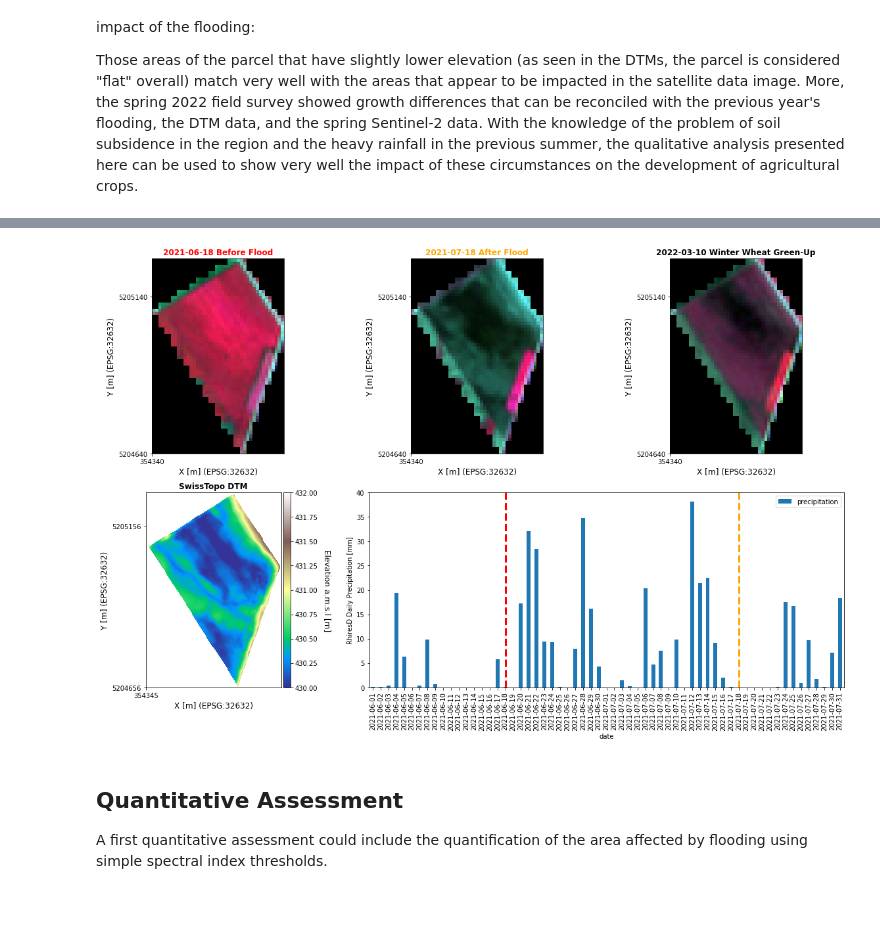
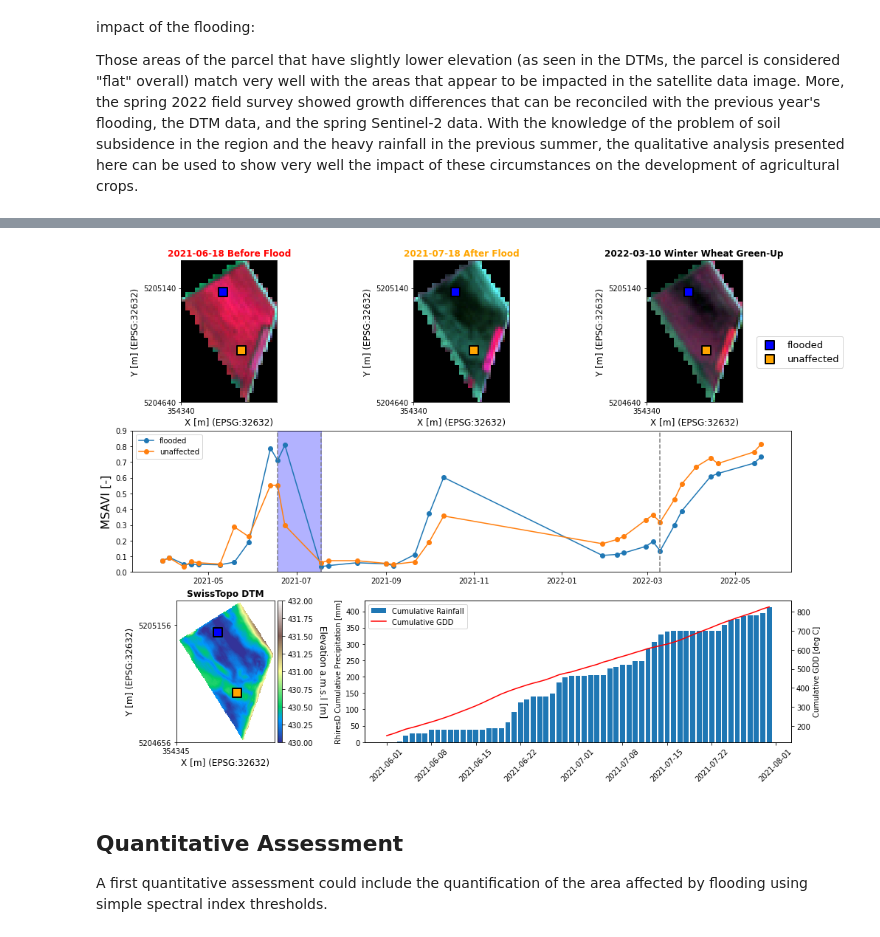
Before and after one commit to EOA-team/eodal_notebooks, a Jupyter notebook: notebooks/Sentinel-2/sentinel2_crop_growing_conditions.ipynb, the cells around one changed output, grey strips where cells are left out. Saved outputs shown, nothing was run; the diff lists cells and outputs as text; code cells hidden in the pictures; blank space fills up the shorter version.

```diff
--- a/notebooks/Sentinel-2/sentinel2_crop_growing_conditions.ipynb
+++ b/notebooks/Sentinel-2/sentinel2_crop_growing_conditions.ipynb
@@ -365,0 +451,6 @@ Clearly, the false-color infra-red composite as well as the MSAVI values show le
+# %%
+res_complete = extract_s2_data(
+    parcel=parcel,
+    date_start=date(2021,3,1),
+    date_end=date(2022,6,10)
+)
@@ -447,0 +614,12 @@ def get_dem_tiles(
+# %%
+# plot DTM and pixels on it
+fig_dtm = plt.figure(figsize=(10,8))
+ax = fig_dtm.add_subplot(111)
+_ = dtm['B1'].plot(colormap='terrain', colorbar_label='Elevation a.m.s.l [m]', vmin=430, vmax=432, ax=ax)
+
+flooded_pix = pixels[pixels.name == 'flooded'].geometry
+unaffected_pix = pixels[pixels.name == 'unaffected'].geometry
+ax.scatter(flooded_pix.x, flooded_pix.y, color='blue', label='flooded', s=150, marker='s', linewidths=2, edgecolor='black')
+ax.scatter(unaffected_pix.x, unaffected_pix.y, color='orange', label='unaffected', s=150, marker='s', linewidths=2, edgecolor='black')
+ax.legend()
+ax.set_title('Digital Elevation Model (SwissTop)')
@@ -452,43 +647,66 @@ The Sentinel-2 data, the DTM, and the meteo data together can now help to qualit
 
 Those areas of the parcel that have slightly lower elevation (as seen in the DTMs, the parcel is considered "flat" overall) match very well with the areas that appear to be impacted in the satellite data image. More, the spring 2022 field survey showed growth differences that can be reconciled with the previous year's flooding, the DTM data, and the spring Sentinel-2 data. With the knowledge of the problem of soil subsidence in the region and the heavy rainfall in the previous summer, the qualitative analysis presented here can be used to show very well the impact of these circumstances on the development of agricultural crops.
 # %%
-# download tiles from SwissTopo (using STAC)
-base_url = 'https://data.geo.admin.ch/api/stac/v0.9/collections/ch.swisstopo.swissalti3d/'
-dtm = get_dem_tiles(
-        polygon_feature=parcel,
-        base_url=base_url
-)
-# re-project into UTM Zone 32 N to match the CRS of the Sentinel-2 data
-dtm.reproject(target_crs=32632, inplace=True)
-
 # open figure for plotting
-fig = plt.figure(figsize=(20,12))
-gs = fig.add_gridspec(ncols=3, nrows=2)
+fig = plt.figure(figsize=(16,12))
+gs = fig.add_gridspec(ncols=3, nrows=3)
 ax1 = fig.add_subplot(gs[0, 0])
 ax2 = fig.add_subplot(gs[0, 1])
 ax3 = fig.add_subplot(gs[0, 2])
-ax4 = fig.add_subplot(gs[1, 0])
-ax5 = fig.add_subplot(gs[1, 1:])
+ax4 = fig.add_subplot(gs[1, :])
+ax5 = fig.add_subplot(gs[2, 0])
+ax6 = fig.add_subplot(gs[2, 1:])
 
+# S2 before flood
 res_s21['feature_scenes'][date(2021,6,18)].plot_multiple_bands(['nir_1', 'red', 'green'], ax=ax1)
 ax1_title = ax1.set_title('2021-06-18 Before Flood')
+ax1.scatter(flooded_pix.x, flooded_pix.y, color='blue', label='flooded', s=150, marker='s', linewidths=2, edgecolor='black')
+ax1.scatter(unaffected_pix.x, unaffected_pix.y, color='orange', label='unaffected', s=150, marker='s', linewidths=2, edgecolor='black')
 plt.setp(ax1_title, color='red', fontweight='bold')
+
+# S2 after flood
 res_s21['feature_scenes'][date(2021,7,18)].plot_multiple_bands(['nir_1', 'red', 'green'], ax=ax2)
 ax2_title = ax2.set_title('2021-07-18 After Flood')
+ax2.scatter(flooded_pix.x, flooded_pix.y, color='blue', label='flooded', s=150, marker='s', linewidths=2, edgecolor='black')
+ax2.scatter(unaffected_pix.x, unaffected_pix.y, color='orange', label='unaffected', s=150, marker='s', linewidths=2, edgecolor='black')
 plt.setp(ax2_title, color='orange', fontweight='bold')
+
+# S2 spring 2022
 res_s22['feature_scenes'][date(2022,3,10)].plot_multiple_bands(['nir_1', 'red', 'green'], ax=ax3)
 ax3_title = ax3.set_title('2022-03-10 Winter Wheat Green-Up')
+ax3.scatter(flooded_pix.x, flooded_pix.y, color='blue', label='flooded', s=150, marker='s', linewidths=2, edgecolor='black')
+ax3.scatter(unaffected_pix.x, unaffected_pix.y, color='orange', label='unaffected', s=150, marker='s', linewidths=2, edgecolor='black')
 plt.setp(ax3_title, fontweight='bold')
+ax3.legend(bbox_to_anchor=(1.1, 0.5), fontsize=13)
 
-dtm['B1'].plot(colormap='terrain', colorbar_label='Elevation a.m.s.l [m]', ax=ax4, vmin=430, vmax=432)
-ax4_title = ax4.set_title('SwissTopo DTM')
-plt.setp(ax4_title, fontweight='bold')
+# time series of selected pixels
+ax4.plot(flooded.date[s1mask], flooded[vi][s1mask], label='flooded', linestyle='-', marker='o')
+ax4.plot(unaffected.date[s2mask], unaffected[vi][s2mask], label='unaffected', linestyle='-', marker='o')
+ax4.legend()
+ax4.set_ylabel('MSAVI [-]', fontsize=16)
+ax4.axvspan(date(2021,6,18), date(2021,7,18), alpha=0.3, color='blue')
+ax4.vlines(date(2021,6,18), ymin=0, ymax=0.9, linestyle='dashed', color='grey')
+ax4.vlines(date(2021,7,18), ymin=0, ymax=0.9, linestyle='dashed', color='grey')
+ax4.vlines(date(2022,3,10), ymin=0, ymax=0.9, linestyle='dashed', color='grey')
+ax4.set_ylim(0, 0.9)
 
-rain.rename(columns={'precip': 'precipitation'}, inplace=True)
-rain.plot.bar(x='date', y='precipitation', rot=0, ax=ax5)
-_ = plt.setp(ax5.get_xticklabels(), rotation=90)
-ax5.set_ylabel('RhiresD Daily Precipitation [mm]')
-ax5.set_ylim(0,40)
-ax5.vlines(17, 0, 40, color='red', linestyle='dashed', linewidth=3)
-ax5.vlines(47, 0, 40, color='orange', linestyle='dashed', linewidth=3)
+# elevation
+dtm['B1'].plot(colormap='terrain', colorbar_label='Elevation a.m.s.l [m]', ax=ax5, vmin=430, vmax=432)
+ax5_title = ax5.set_title('SwissTopo DTM')
+plt.setp(ax5_title, fontweight='bold')
+ax5.scatter(flooded_pix.x, flooded_pix.y, color='blue', label='flooded', s=150, marker='s', linewidths=2, edgecolor='black')
+ax5.scatter(unaffected_pix.x, unaffected_pix.y, color='orange', label='unaffected', s=150, marker='s', linewidths=2, edgecolor='black')
+
+# meteo
+ax6.bar(x=meteo['Date'], height=meteo['cumulative precipitation'], label='Cumulative Rainfall')
+ax6_2 = ax6.twinx()
+ax6_2.plot(meteo['Date'], meteo['cumulative GDD'], color='red', label='Cumulative GDD')
+_ = plt.setp(ax6.get_xticklabels(), rotation=45)
+ax6.set_ylabel('RhiresD Cumulative Precipitation [mm]')
+ax6_2.set_ylabel('Cumulative GDD [deg C]')
+lines, labels = ax6.get_legend_handles_labels()
+lines2, labels2 = ax6_2.get_legend_handles_labels()
+ax6.legend(
+    lines + lines2, labels + labels2,
+)
 # %% [output]
@@ -496,4 +714,4 @@ ax5.vlines(47, 0, 40, color='orange', linestyle='dashed', linewidth=3)
-[figure, old version]
+[figure, new version]
 # %%
 # save figure to dislk
 out_dir = base_dir.joinpath('img')
```
Also changed, not shown: parts of 39 cells of this notebook.
